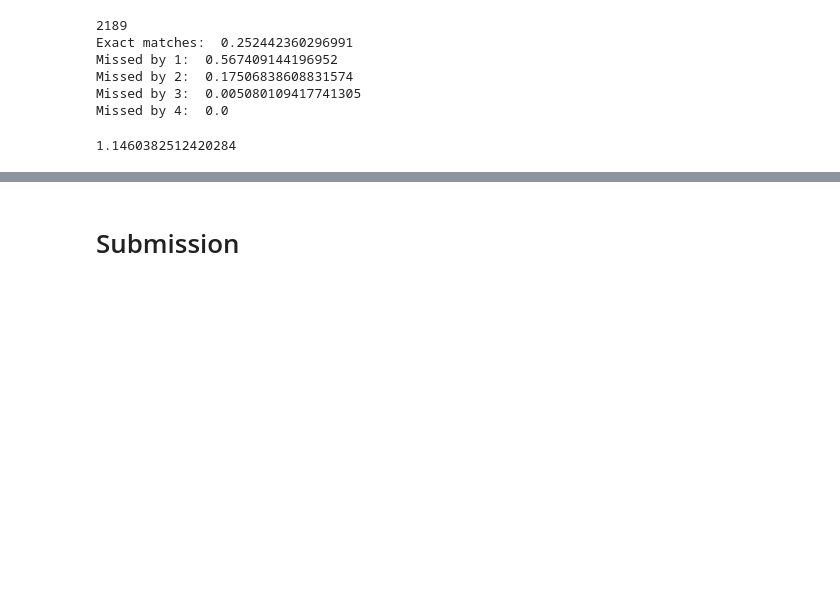
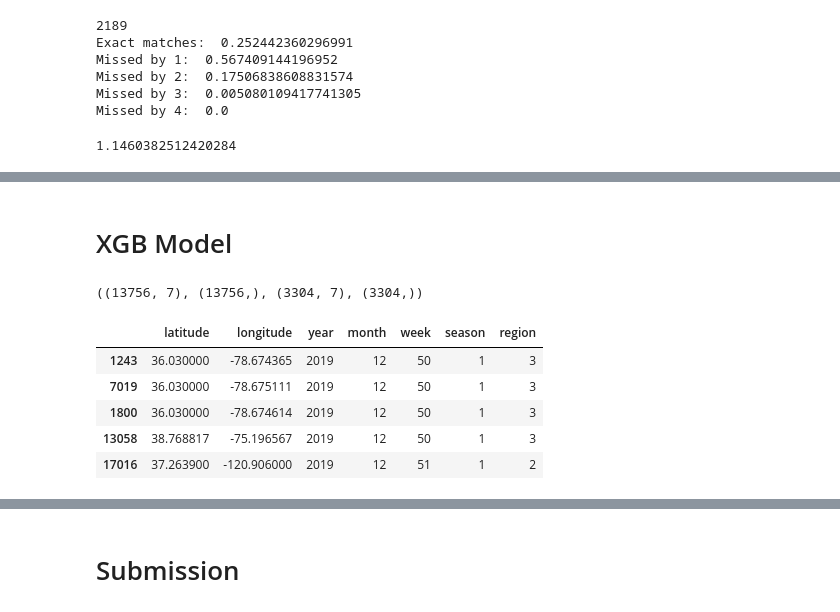
Before and after one commit to k-loki/Algal-bloom-Identification, a Jupyter notebook: notebooks/model_mtdata.ipynb, the cells around one changed output, grey strips where cells are left out. Drawn from its saved outputs; the diff is of its cells as text; code cells hidden in the pictures; blank space fills up the shorter version.

```diff
--- a/notebooks/model_mtdata.ipynb
+++ b/notebooks/model_mtdata.ipynb
@@ -804,0 +852,34 @@ Missed by 4:  0.0
+# %% [markdown]
+# XGB Model
+# %%
+# using longitude and latitude as features on xgboost
+
+train_data.sort_values(by='date', inplace=True)
+
+drop_cols = ['severity', 'split', 'density', 'uid']
+X = train_data.drop(drop_cols, axis=1)
+X['region'] = X['region'].map({'midwest': 1, 'west': 2, 'south': 3, 'northeast': 4})
+X.week = X.week.astype('int')
+y = train_data.severity
+
+X_train = X[X['date'] < '2020-01-01']
+y_train = y[:X_train.shape[0]]
+
+X_val = X[X['date'] > '2020-01-01']
+y_val = y[X_train.shape[0]:]
+
+X_train = X_train.drop(['date'], axis=1)
+X_val = X_val.drop(['date'], axis=1)
+
+X_train.shape, y_train.shape, X_val.shape, y_val.shape
+# %% [output]
+((13756, 7), (13756,), (3304, 7), (3304,))
+# %%
+X_train.tail()
+# %% [output]
+|  | latitude | longitude | year | month | week | season | region |
+| 1243 | 36.030000 | -78.674365 | 2019 | 12 | 50 | 1 | 3 |
+| 7019 | 36.030000 | -78.675111 | 2019 | 12 | 50 | 1 | 3 |
+| 1800 | 36.030000 | -78.674614 | 2019 | 12 | 50 | 1 | 3 |
+| 13058 | 38.768817 | -75.196567 | 2019 | 12 | 50 | 1 | 3 |
+| 17016 | 37.263900 | -120.906000 | 2019 | 12 | 51 | 1 | 2 |
```
Also changed, not shown: parts of 21 cells of this notebook.
